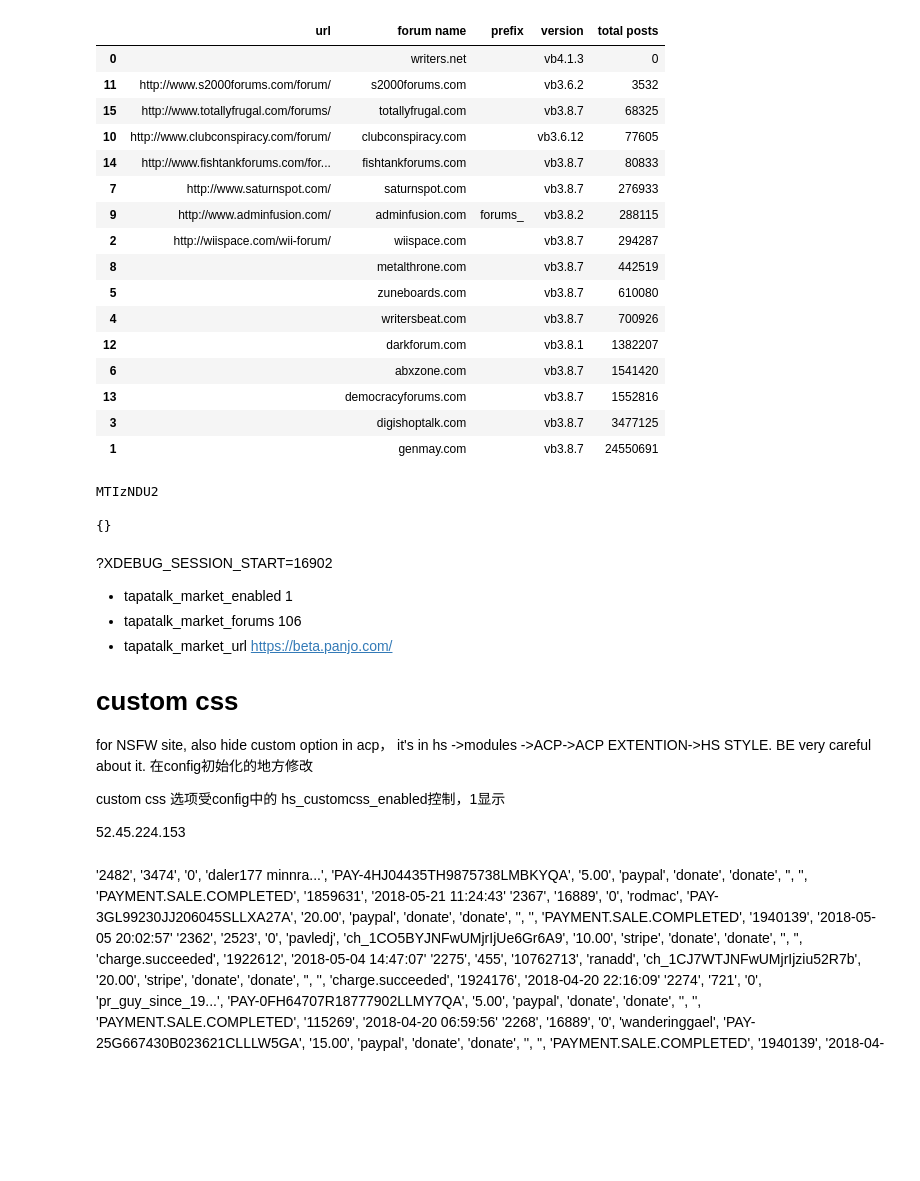
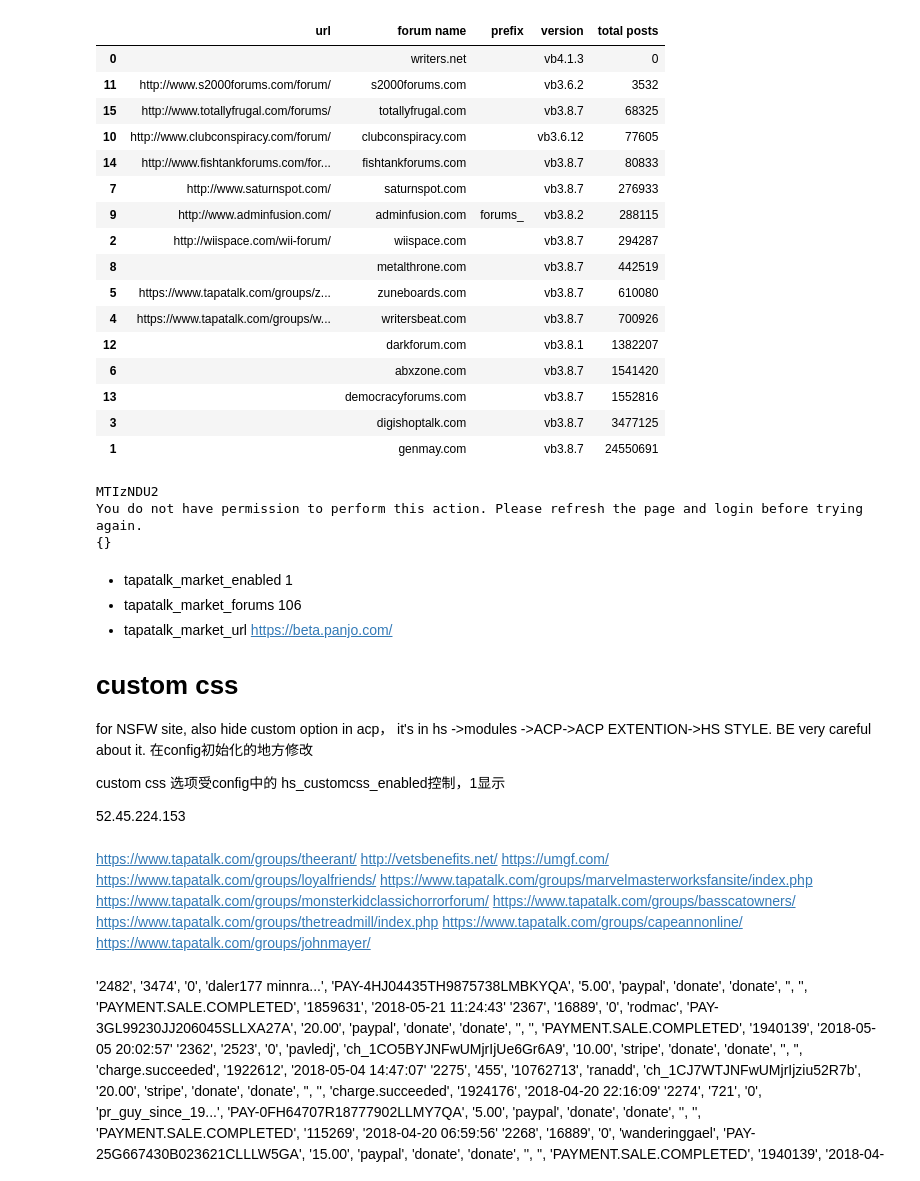
Before and after one commit to hansen1416/docs, a Jupyter notebook: Tapatalk/ttg/forum-hosting.ipynb, the cells around one changed output. Cells and saved outputs as stored; diff of their text form; code cells hidden in the pictures; blank space fills up the shorter version.

```diff
--- a/Tapatalk/ttg/forum-hosting.ipynb
+++ b/Tapatalk/ttg/forum-hosting.ipynb
@@ -47,37 +46,37 @@ import pandas as pd
 data = [
     ['','writers.net', '', 'vb4.1.3', 0],
     ['','genmay.com', '', 'vb3.8.7', 24550691],
     ['http://wiispace.com/wii-forum/','wiispace.com', '', 'vb3.8.7', 294287],
     ['','digishoptalk.com', '', 'vb3.8.7', 3477125],
-    ['','writersbeat.com', '', 'vb3.8.7', 700926],
-    ['','zuneboards.com', '', 'vb3.8.7', 610080],
+    ['https://www.tapatalk.com/groups/writersbeat/index.php','writersbeat.com', '', 'vb3.8.7', 700926],
+    ['https://www.tapatalk.com/groups/zuneboards/index.php','zuneboards.com', '', 'vb3.8.7', 610080],
     ['','abxzone.com', '', 'vb3.8.7', 1541420],
     ['http://www.saturnspot.com/','saturnspot.com', '', 'vb3.8.7', 276933],
     #['','parentingforums.com', '', 'vb3.8.7', 125481],
     ['','metalthrone.com', '', 'vb3.8.7', 442519],
     ['http://www.adminfusion.com/','adminfusion.com', 'forums_', 'vb3.8.2', 288115],
     ['http://www.clubconspiracy.com/forum/','clubconspiracy.com', '', 'vb3.6.12', 77605],
     ['http://www.s2000forums.com/forum/','s2000forums.com', '', 'vb3.6.2', 3532],
     ['','darkforum.com', '', 'vb3.8.1', 1382207],
     ['','democracyforums.com', '', 'vb3.8.7', 1552816],
     ['http://www.fishtankforums.com/forum.php','fishtankforums.com', '', 'vb3.8.7', 80833],
     ['http://www.totallyfrugal.com/forums/','totallyfrugal.com', '', 'vb3.8.7', 68325],
 ]
 df = pd.DataFrame(data, columns=["url","forum name", "prefix", "version", "total posts"])
 df.sort_values('total posts')
 # %% [output]
 |  | url | forum name | prefix | version | total posts |
 | 0 |  | writers.net |  | vb4.1.3 | 0 |
 | 11 | http://www.s2000forums.com/forum/ | s2000forums.com |  | vb3.6.2 | 3532 |
 | 15 | http://www.totallyfrugal.com/forums/ | totallyfrugal.com |  | vb3.8.7 | 68325 |
 | 10 | http://www.clubconspiracy.com/forum/ | clubconspiracy.com |  | vb3.6.12 | 77605 |
 | 14 | http://www.fishtankforums.com/for... | fishtankforums.com |  | vb3.8.7 | 80833 |
 | 7 | http://www.saturnspot.com/ | saturnspot.com |  | vb3.8.7 | 276933 |
 | 9 | http://www.adminfusion.com/ | adminfusion.com | forums_ | vb3.8.2 | 288115 |
 | 2 | http://wiispace.com/wii-forum/ | wiispace.com |  | vb3.8.7 | 294287 |
 | 8 |  | metalthrone.com |  | vb3.8.7 | 442519 |
-| 5 |  | zuneboards.com |  | vb3.8.7 | 610080 |
-| 4 |  | writersbeat.com |  | vb3.8.7 | 700926 |
+| 5 | https://www.tapatalk.com/groups/z... | zuneboards.com |  | vb3.8.7 | 610080 |
+| 4 | https://www.tapatalk.com/groups/w... | writersbeat.com |  | vb3.8.7 | 700926 |
 | 12 |  | darkforum.com |  | vb3.8.1 | 1382207 |
 | 6 |  | abxzone.com |  | vb3.8.7 | 1541420 |
 | 13 |  | democracyforums.com |  | vb3.8.7 | 1552816 |
@@ -93,7 +92,7 @@ s1 = base64.b64encode(s)
 
 print(s1)
 
-b = ""
+b = "WW91IGRvIG5vdCBoYXZlIHBlcm1pc3Npb24gdG8gcGVyZm9ybSB0aGlzIGFjdGlvbi4gUGxlYXNlIHJlZnJlc2ggdGhlIHBhZ2UgYW5kIGxvZ2luIGJlZm9yZSB0cnlpbmcgYWdhaW4u"
 b1 = base64.b64decode(b)
 
 print(b1)
@@ -104,11 +103,9 @@ obj = json.loads(string, strict=False)
 pprint(obj)
 # %% [output]
 MTIzNDU2
-
+You do not have permission to perform this action. Please refresh the page and login before trying again.
 {}
 # %% [markdown]
-?XDEBUG_SESSION_START=16902
-
 - tapatalk_market_enabled  1
 - tapatalk_market_forums   106
 - tapatalk_market_url   https://beta.panjo.com/
@@ -121,6 +118,17 @@ for NSFW site, also hide custom option in acp， it's in hs ->modules ->ACP->ACP
 custom css 选项受config中的 hs_customcss_enabled控制，1显示
 
 52.45.224.153
+# %% [markdown]
+https://www.tapatalk.com/groups/theerant/
+http://vetsbenefits.net/
+https://umgf.com/
+https://www.tapatalk.com/groups/loyalfriends/
+https://www.tapatalk.com/groups/marvelmasterworksfansite/index.php
+https://www.tapatalk.com/groups/monsterkidclassichorrorforum/
+https://www.tapatalk.com/groups/basscatowners/
+https://www.tapatalk.com/groups/thetreadmill/index.php
+https://www.tapatalk.com/groups/capeannonline/
+https://www.tapatalk.com/groups/johnmayer/
 # %% [markdown]
 '2482', '3474', '0', 'daler177 minnra...', 'PAY-4HJ04435TH9875738LMBKYQA', '5.00', 'paypal', 'donate', 'donate', '', '', 'PAYMENT.SALE.COMPLETED', '1859631', '2018-05-21 11:24:43'
 '2367', '16889', '0', 'rodmac', 'PAY-3GL99230JJ206045SLLXA27A', '20.00', 'paypal', 'donate', 'donate', '', '', 'PAYMENT.SALE.COMPLETED', '1940139', '2018-05-05 20:02:57'
```
Also changed, not shown: parts of 1 cell of this notebook.
